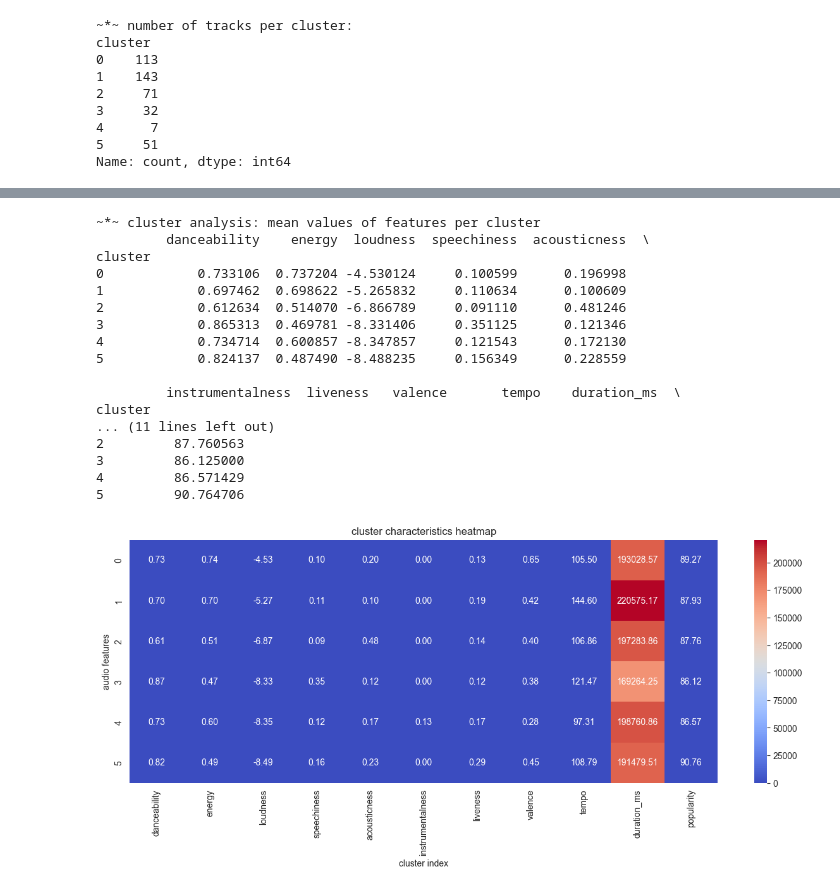
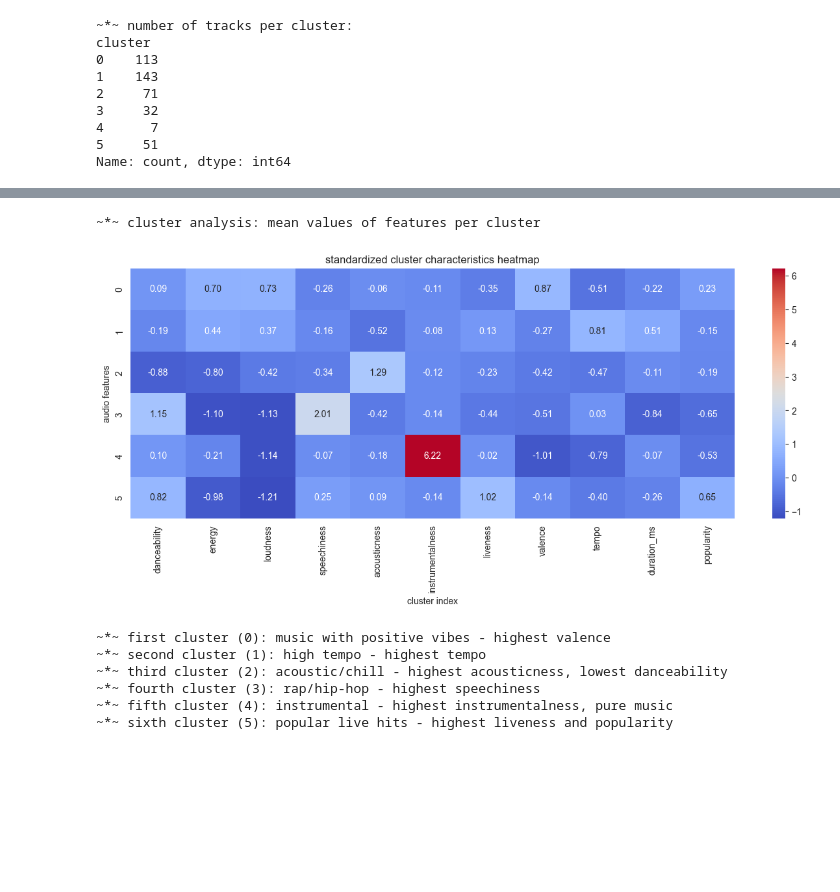
Before and after one commit to knasts/DM_labs, a Jupyter notebook: lab3DM.ipynb, the cells around one changed output, grey strips where cells are left out. Saved outputs shown, nothing was run; the diff lists cells and outputs as text; code cells hidden in the pictures; blank space fills up the shorter version.

```diff
--- a/lab3DM.ipynb
+++ b/lab3DM.ipynb
@@ -86,29 +86,29 @@ plt.show()
 # %%
-cluster_analysis = df_pop.groupby('cluster')[features].mean()
-print(f"\n~*~ cluster analysis: mean values of features per cluster \n{cluster_analysis}")
+scaled_df = pd.DataFrame(scaled_data, columns=features)
+scaled_df['cluster'] = df_pop['cluster'].values
+cluster_analysis = scaled_df.groupby('cluster').mean()
+print(f"\n~*~ cluster analysis: mean values of features per cluster")
 
 plt.figure(figsize=[15, 5])
 sns.heatmap(cluster_analysis, cmap='coolwarm', annot=True, fmt='.2f')
-plt.title('cluster characteristics heatmap')
+plt.title('standardized cluster characteristics heatmap')
 plt.xlabel('cluster index')
 plt.ylabel('audio features')
 plt.show()
 # %% [output]
 ~*~ cluster analysis: mean values of features per cluster
-         danceability    energy  loudness  speechiness  acousticness  \
-cluster
-0            0.733106  0.737204 -4.530124     0.100599      0.196998
-1            0.697462  0.698622 -5.265832     0.110634      0.100609
-2            0.612634  0.514070 -6.866789     0.091110      0.481246
-3            0.865313  0.469781 -8.331406     0.351125      0.121346
-4            0.734714  0.600857 -8.347857     0.121543      0.172130
-5            0.824137  0.487490 -8.488235     0.156349      0.228559
-
-         instrumentalness  liveness   valence       tempo    duration_ms  \
-cluster
-... (11 lines left out)
-2         87.760563
-3         86.125000
-4         86.571429
-5         90.764706
-[figure, old version]
+[figure, new version]
+# %%
+print("\n~*~ first cluster (0): music with positive vibes - highest valence")
+print("~*~ second cluster (1): high tempo - highest tempo")
+print("~*~ third cluster (2): acoustic/chill - highest acousticness, lowest danceability")
+print("~*~ fourth cluster (3): rap/hip-hop - highest speechiness")
+print("~*~ fifth cluster (4): instrumental - highest instrumentalness, pure music")
+print("~*~ sixth cluster (5): popular live hits - highest liveness and popularity")
+# %% [output]
+~*~ first cluster (0): music with positive vibes - highest valence
+~*~ second cluster (1): high tempo - highest tempo
+~*~ third cluster (2): acoustic/chill - highest acousticness, lowest danceability
+~*~ fourth cluster (3): rap/hip-hop - highest speechiness
+~*~ fifth cluster (4): instrumental - highest instrumentalness, pure music
+~*~ sixth cluster (5): popular live hits - highest liveness and popularity
```
Also changed, not shown: parts of 2 cells of this notebook.
